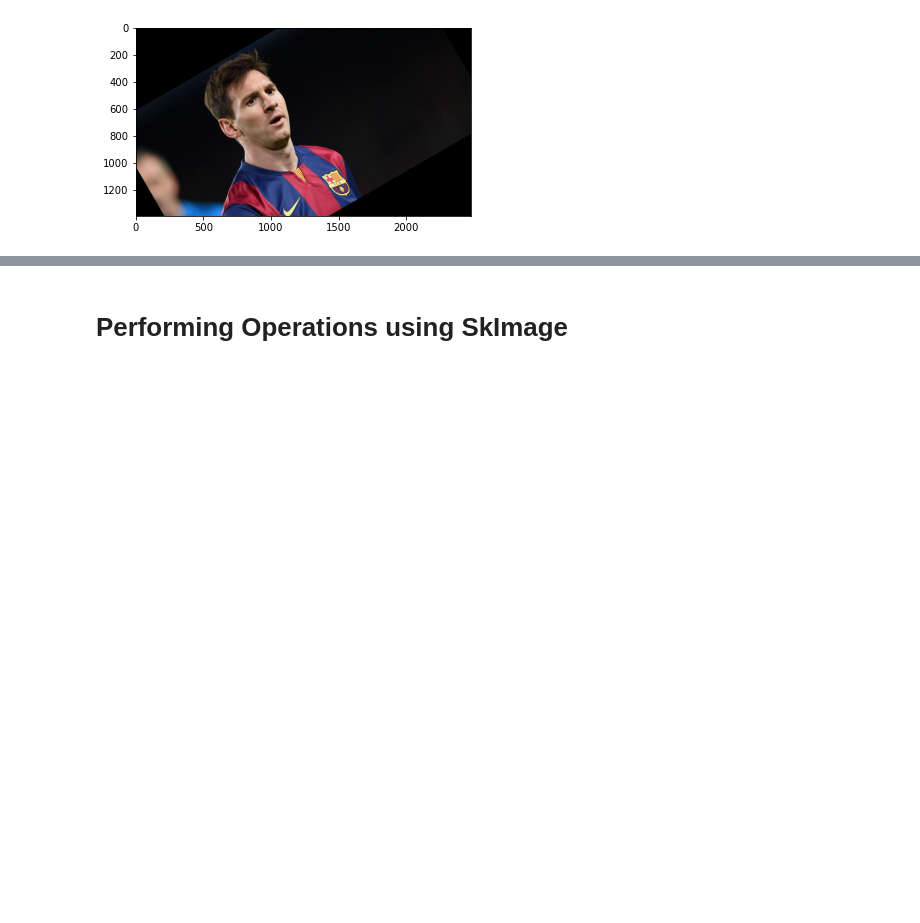
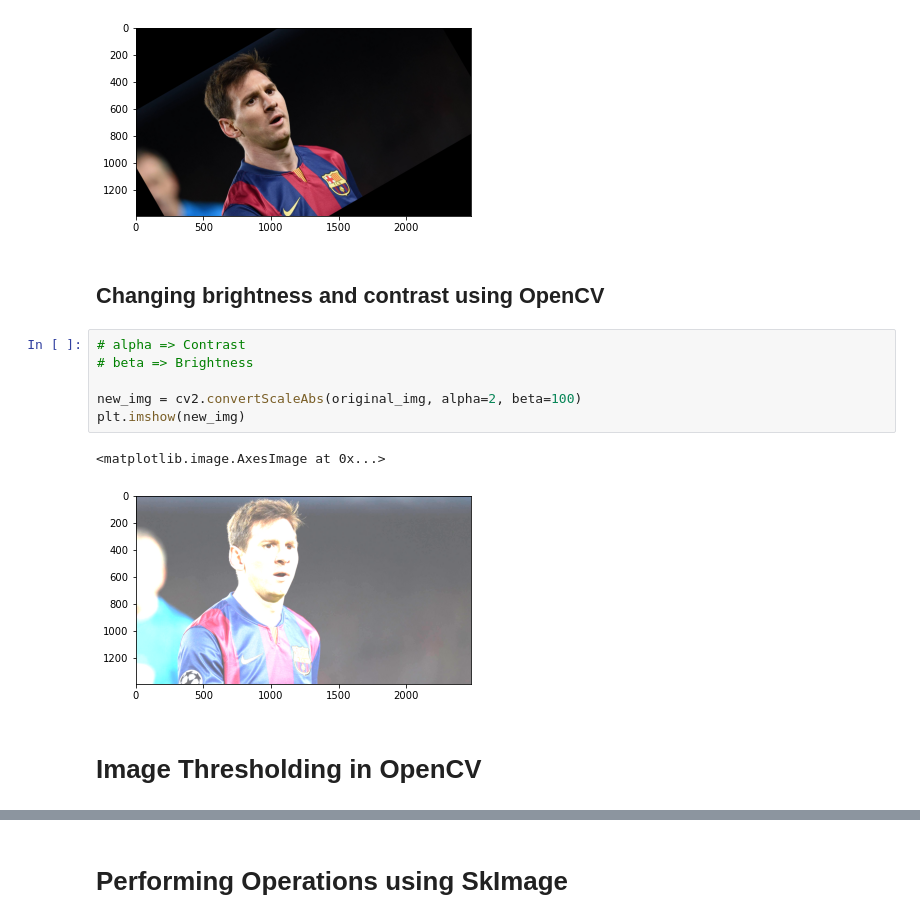
Before and after one commit to Ddhruv-IOT/Python-Image-Processing, a Jupyter notebook: Operations/Operations on Images .ipynb, the cells around one changed output, grey strips where cells are left out. Cells and saved outputs as stored; diff of their text form; blank space fills up the shorter version.

```diff
--- a/Operations/Operations on Images .ipynb
+++ b/Operations/Operations on Images .ipynb
@@ -56,3 +56,16 @@ plt.imshow(img_rot)
 # %% [output]
 <matplotlib.image.AxesImage at 0x...>
 [figure]
+# %% [markdown]
+## Changing brightness and contrast using OpenCV
+# %%
+# alpha => Contrast
+# beta => Brightness
+
+new_img = cv2.convertScaleAbs(original_img, alpha=2, beta=100)
+plt.imshow(new_img)
+# %% [output]
+<matplotlib.image.AxesImage at 0x...>
+[figure, added]
+# %% [markdown]
+# Image Thresholding in OpenCV
```
Also changed, not shown: parts of 9 cells of this notebook.
